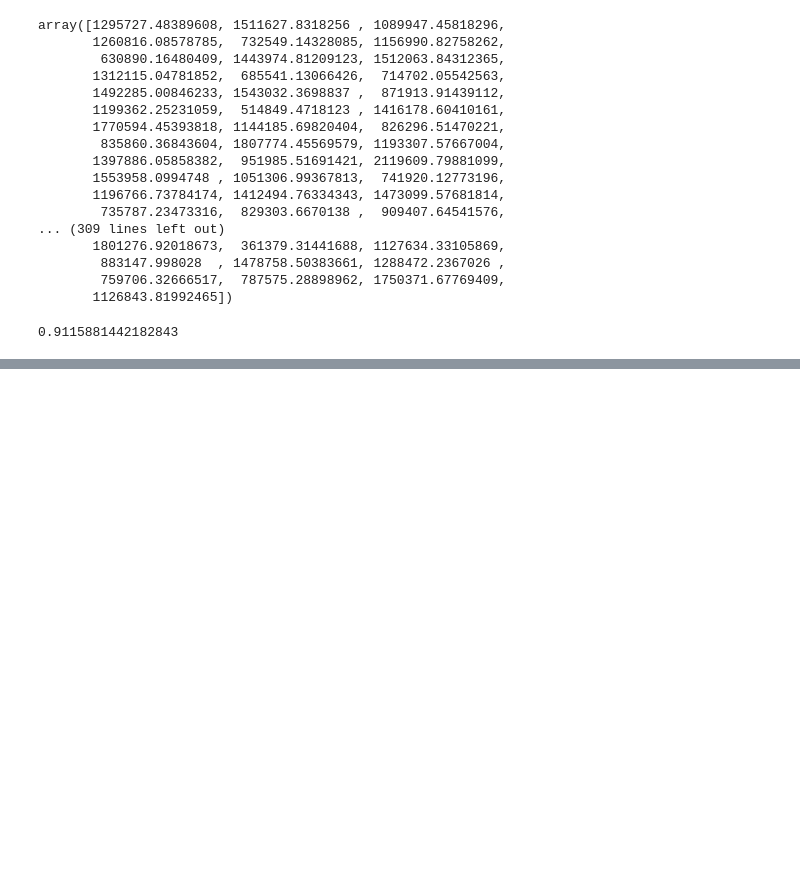
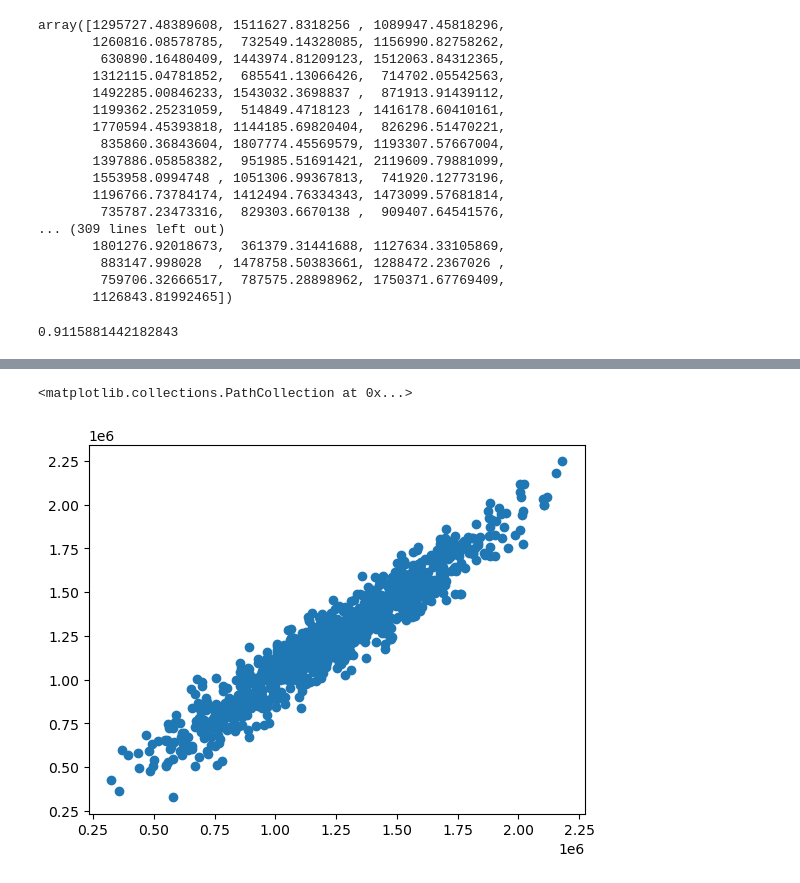
Before and after one commit to ardranijesh/Data-science-study, a Jupyter notebook: ML/Usa_Housing_price_prediction.ipynb, the cells around one changed output, grey strips where cells are left out. Drawn from its saved outputs; the diff is of its cells as text; code cells hidden in the pictures; blank space fills up the shorter version.

```diff
--- a/ML/Usa_Housing_price_prediction.ipynb
+++ b/ML/Usa_Housing_price_prediction.ipynb
@@ -305,0 +329,6 @@ from
+# %%
+# Check Normality
+plt.scatter(y_test, y_pred)
+# %% [output]
+<matplotlib.collections.PathCollection at 0x...>
+[figure, added]
```
Also changed, not shown: parts of 8 cells of this notebook.
